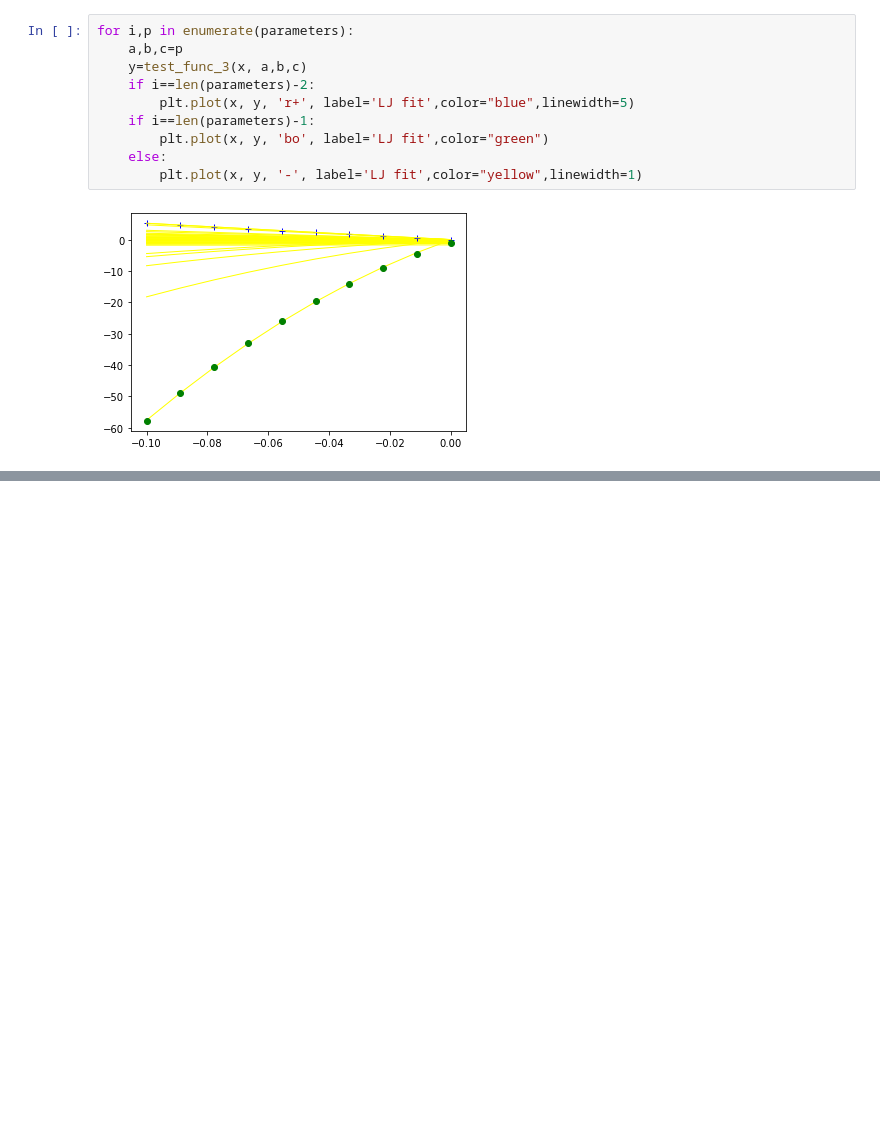
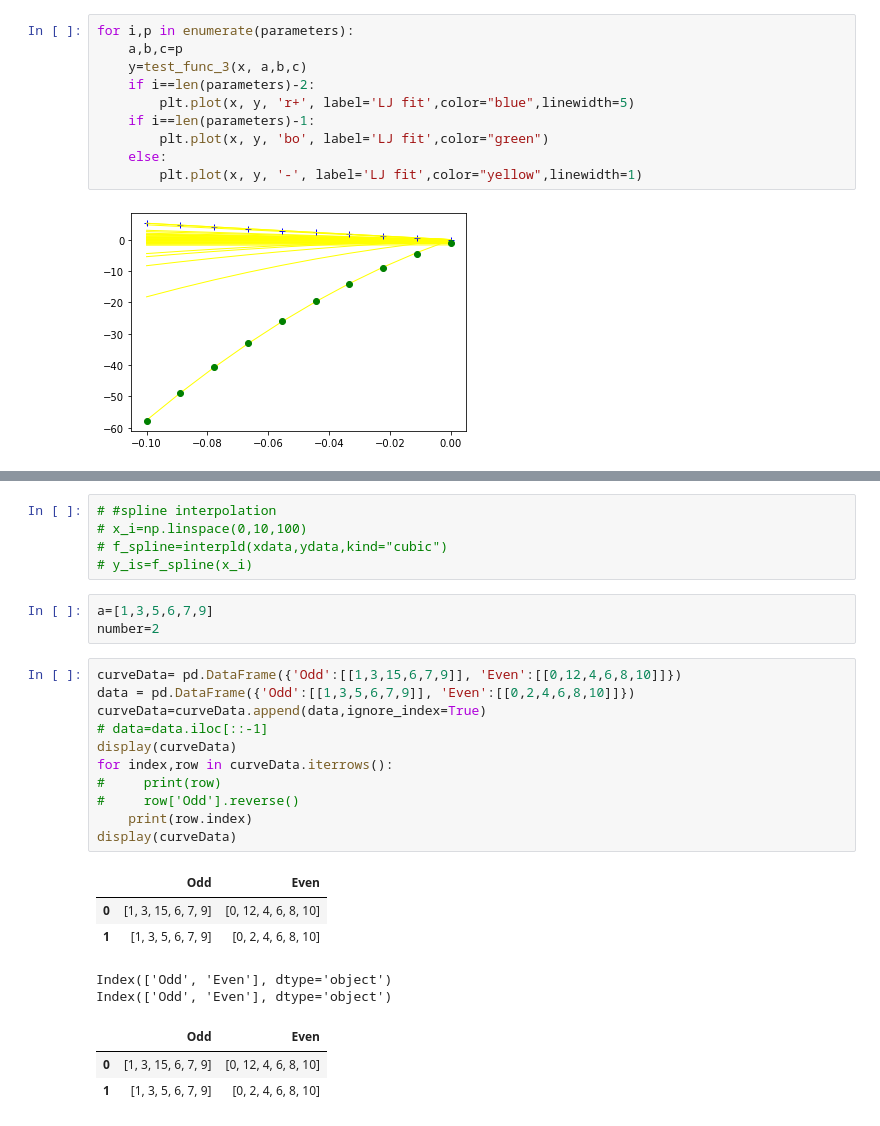
Before and after one commit to juneciel510/transient_identification, a Jupyter notebook: source_code/create_pattern.ipynb, the cells around one changed output, grey strips where cells are left out. Cells and saved outputs as stored; diff of their text form; blank space fills up the shorter version.

```diff
--- a/source_code/create_pattern.ipynb
+++ b/source_code/create_pattern.ipynb
@@ -428,0 +821,28 @@ SyntaxError: invalid syntax (Temp/ipykernel_7436/4259177107.py, line 2)
+# %%
+# #spline interpolation
+# x_i=np.linspace(0,10,100)
+# f_spline=interpld(xdata,ydata,kind="cubic")
+# y_is=f_spline(x_i)
+# %%
+a=[1,3,5,6,7,9]
+number=2
+# %%
+curveData= pd.DataFrame({'Odd':[[1,3,15,6,7,9]], 'Even':[[0,12,4,6,8,10]]})
+data = pd.DataFrame({'Odd':[[1,3,5,6,7,9]], 'Even':[[0,2,4,6,8,10]]})
+curveData=curveData.append(data,ignore_index=True)
+# data=data.iloc[::-1]
+display(curveData)
+for index,row in curveData.iterrows():
+#     print(row)
+#     row['Odd'].reverse()
+    print(row.index)
+display(curveData)
+# %% [output]
+|  | Odd | Even |
+| 0 | [1, 3, 15, 6, 7, 9] | [0, 12, 4, 6, 8, 10] |
+| 1 | [1, 3, 5, 6, 7, 9] | [0, 2, 4, 6, 8, 10] |
+Index(['Odd', 'Even'], dtype='object')
+Index(['Odd', 'Even'], dtype='object')
+|  | Odd | Even |
+| 0 | [1, 3, 15, 6, 7, 9] | [0, 12, 4, 6, 8, 10] |
+| 1 | [1, 3, 5, 6, 7, 9] | [0, 2, 4, 6, 8, 10] |
```
Also changed, not shown: parts of 15 cells of this notebook, 5 other files.
